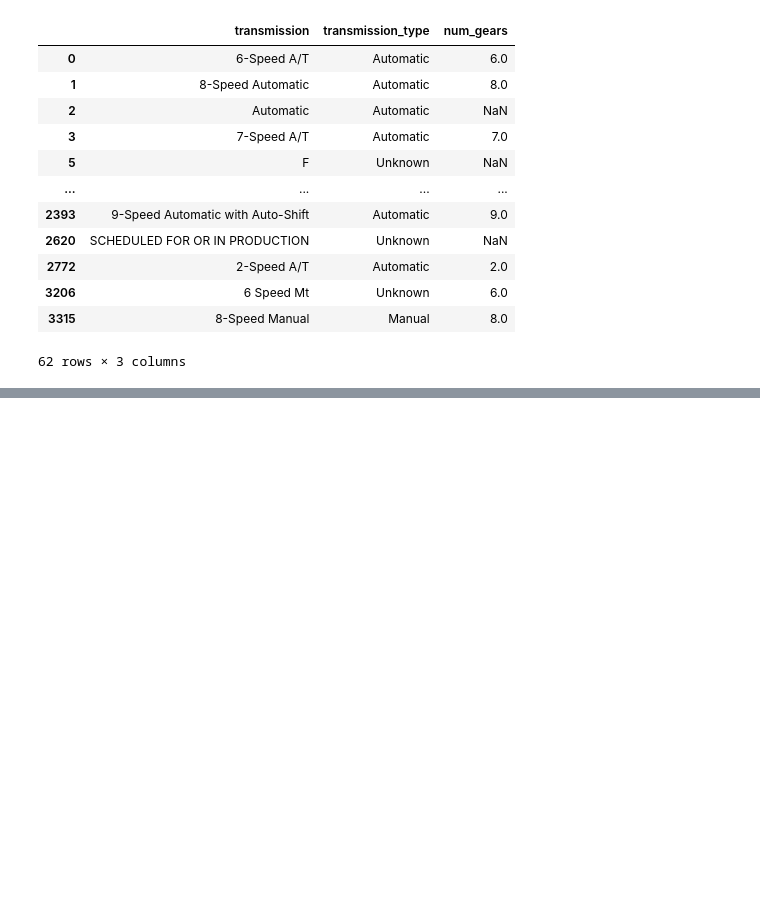
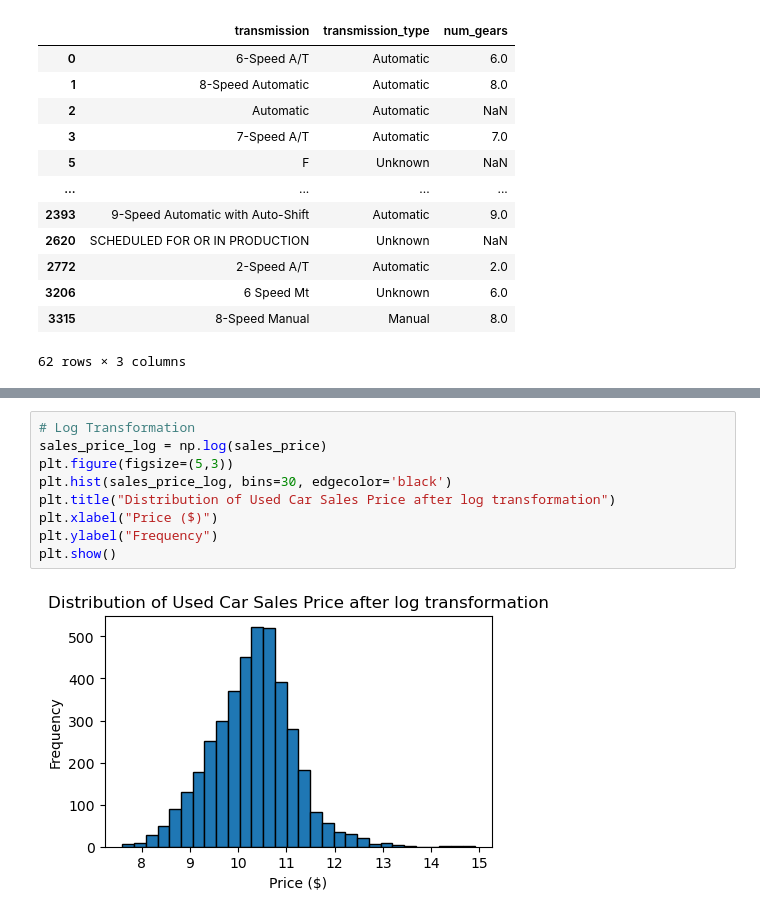
Before and after one commit to lshiyu4210/used_car_price_prediction, a Jupyter notebook: midterm.ipynb, the cells around one changed output, grey strips where cells are left out. Saved outputs shown, nothing was run; the diff lists cells and outputs as text; blank space fills up the shorter version.

```diff
--- a/midterm.ipynb
+++ b/midterm.ipynb
@@ -135,0 +248,11 @@ Column: num_gears, Data type: float64
+# %%
+# Log Transformation
+sales_price_log = np.log(sales_price)
+plt.figure(figsize=(5,3))
+plt.hist(sales_price_log, bins=30, edgecolor='black')
+plt.title("Distribution of Used Car Sales Price after log transformation")
+plt.xlabel("Price ($)")
+plt.ylabel("Frequency")
+plt.show()
+# %% [output]
+[figure, added]
```
Also changed, not shown: parts of 14 cells of this notebook.
